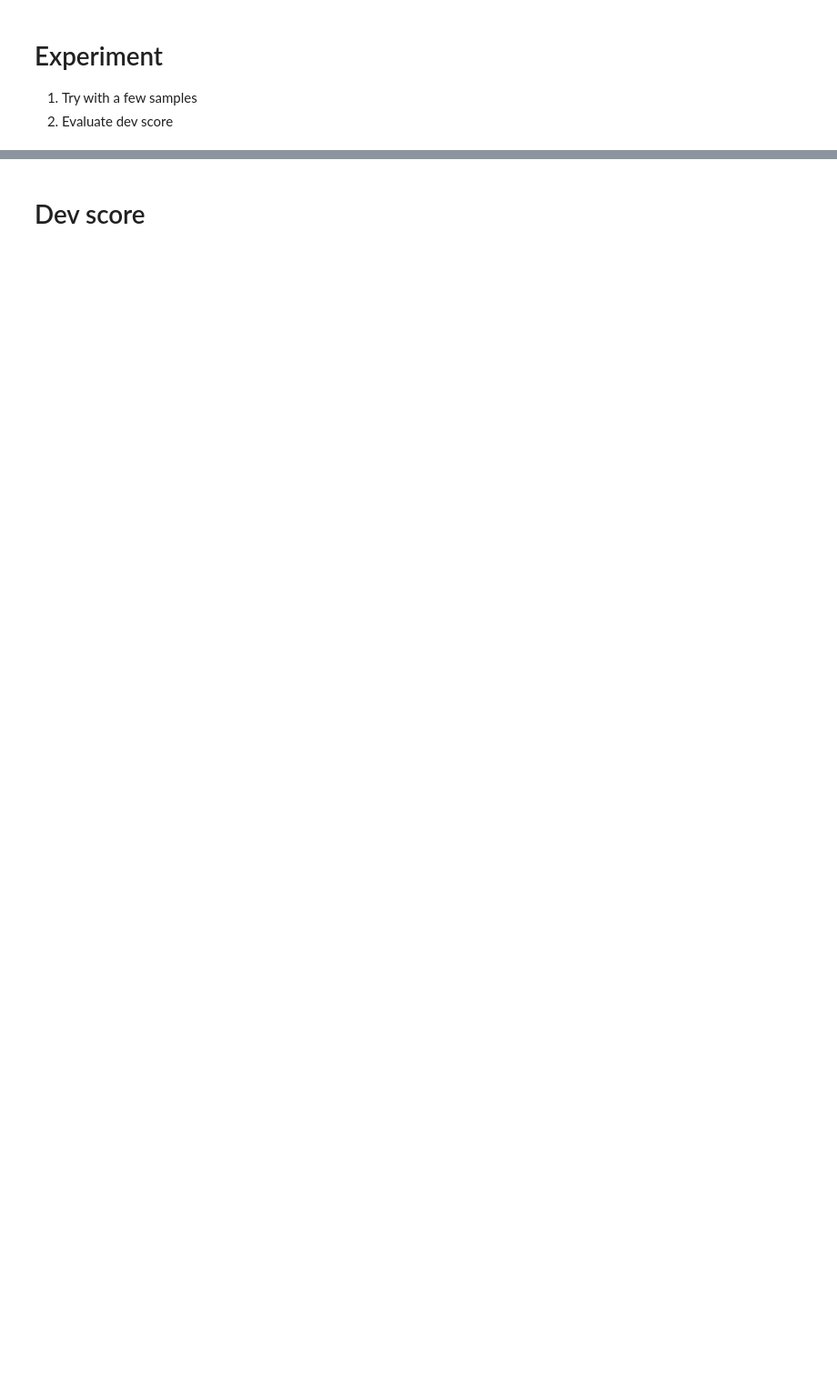
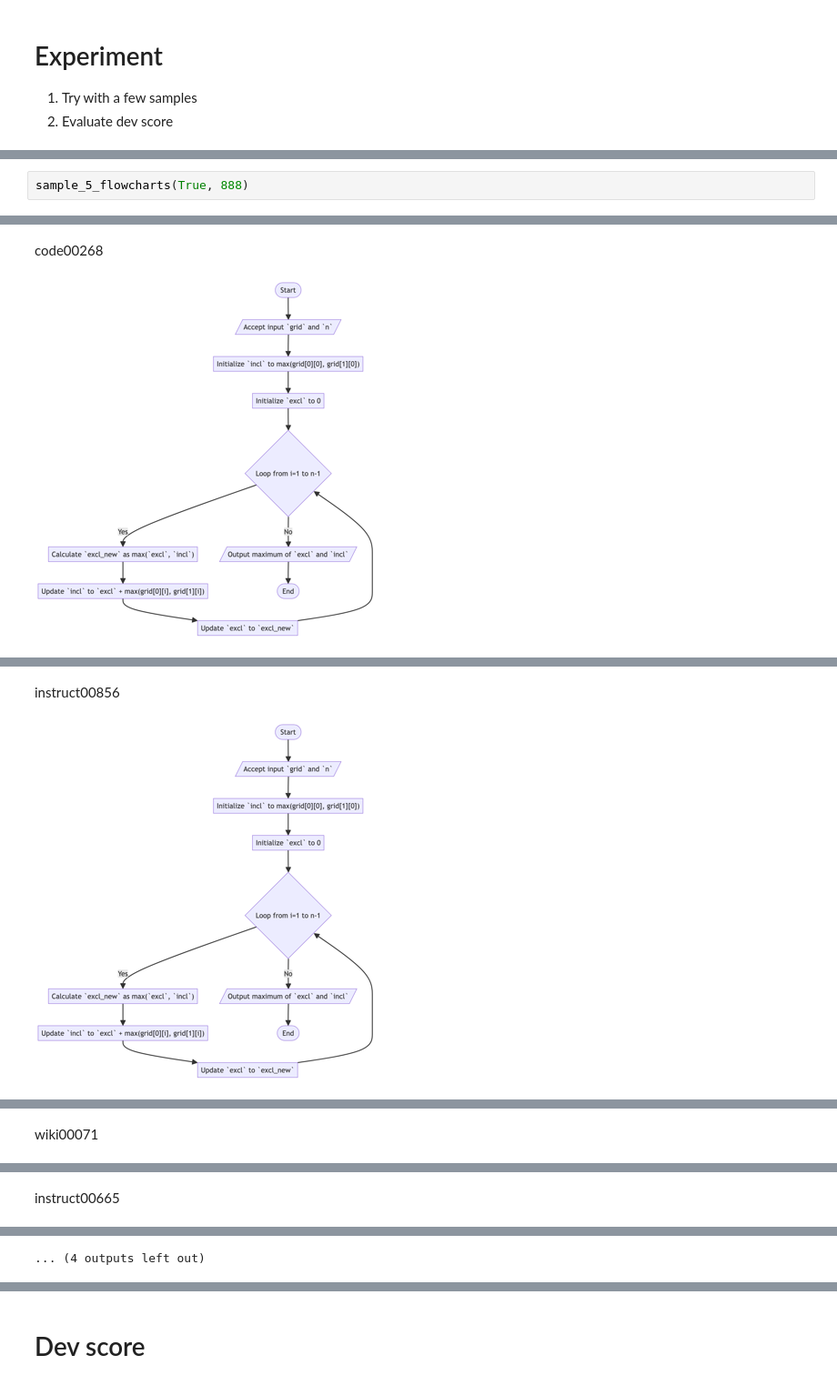
Before and after one commit to Caixin89/TextFlow, a Jupyter notebook: notebook/Idea 1.ipynb, the cells around one changed output, grey strips where cells are left out. Shown at 91% size. Cells and saved outputs as stored; diff of their text form; blank space fills up the shorter version.

```diff
--- a/notebook/Idea 1.ipynb
+++ b/notebook/Idea 1.ipynb
@@ -124,0 +221,3 @@ def query_LLM(prompt, max_new_tokens=4096, temperature=0.0):
+# %%
+sample_5_flowcharts(True, 888)
+# %% [output]
@@ -124,0 +225,2 @@ def query_LLM(prompt, max_new_tokens=4096, temperature=0.0):
+code00268
+[figure, added]
@@ -124,0 +228,2 @@ def query_LLM(prompt, max_new_tokens=4096, temperature=0.0):
+instruct00856
+[figure, added]
@@ -124,0 +231 @@ def query_LLM(prompt, max_new_tokens=4096, temperature=0.0):
+wiki00071
@@ -124,0 +234 @@ def query_LLM(prompt, max_new_tokens=4096, temperature=0.0):
+instruct00665
@@ -124,0 +236 @@ def query_LLM(prompt, max_new_tokens=4096, temperature=0.0):
+... (4 outputs left out)
```
Also changed, not shown: parts of 15 cells of this notebook, 3 other files.
